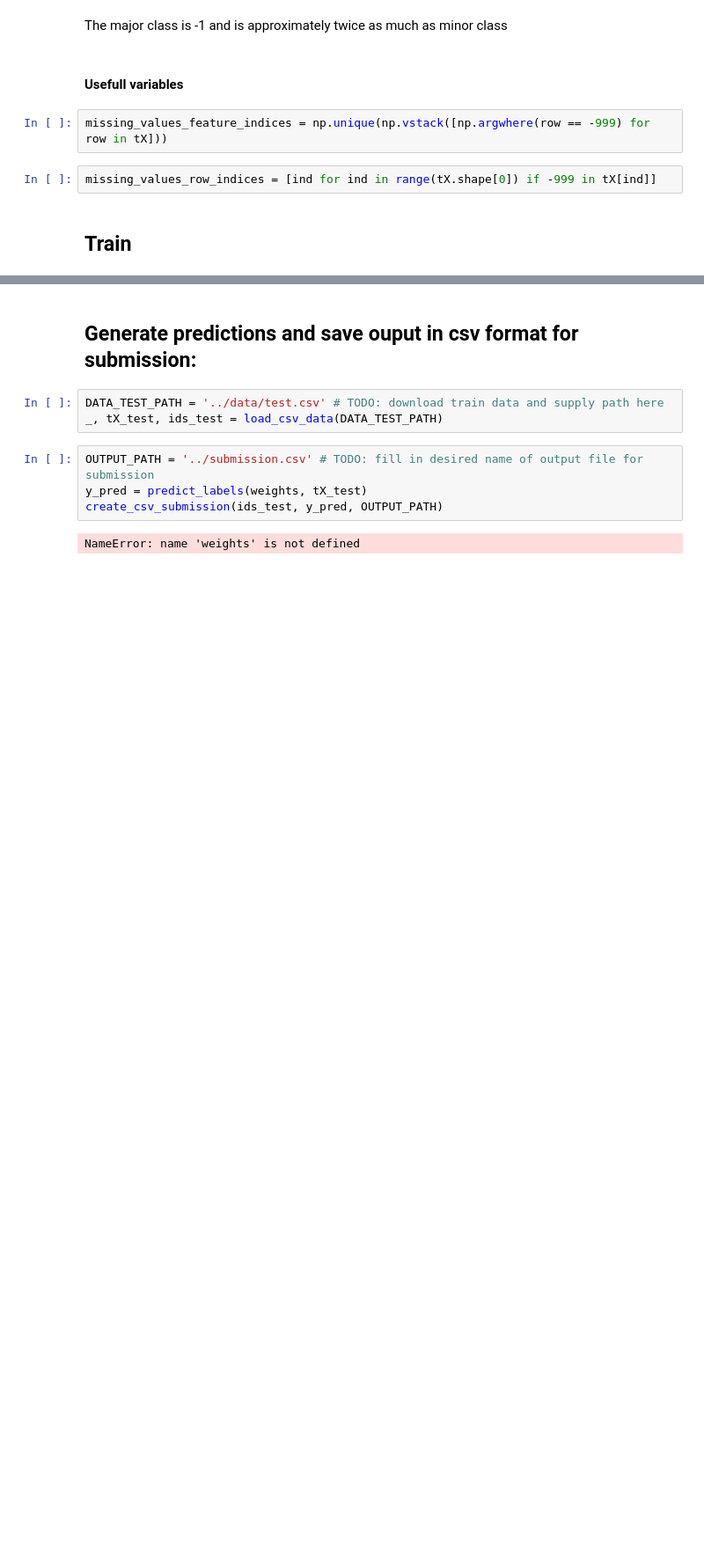
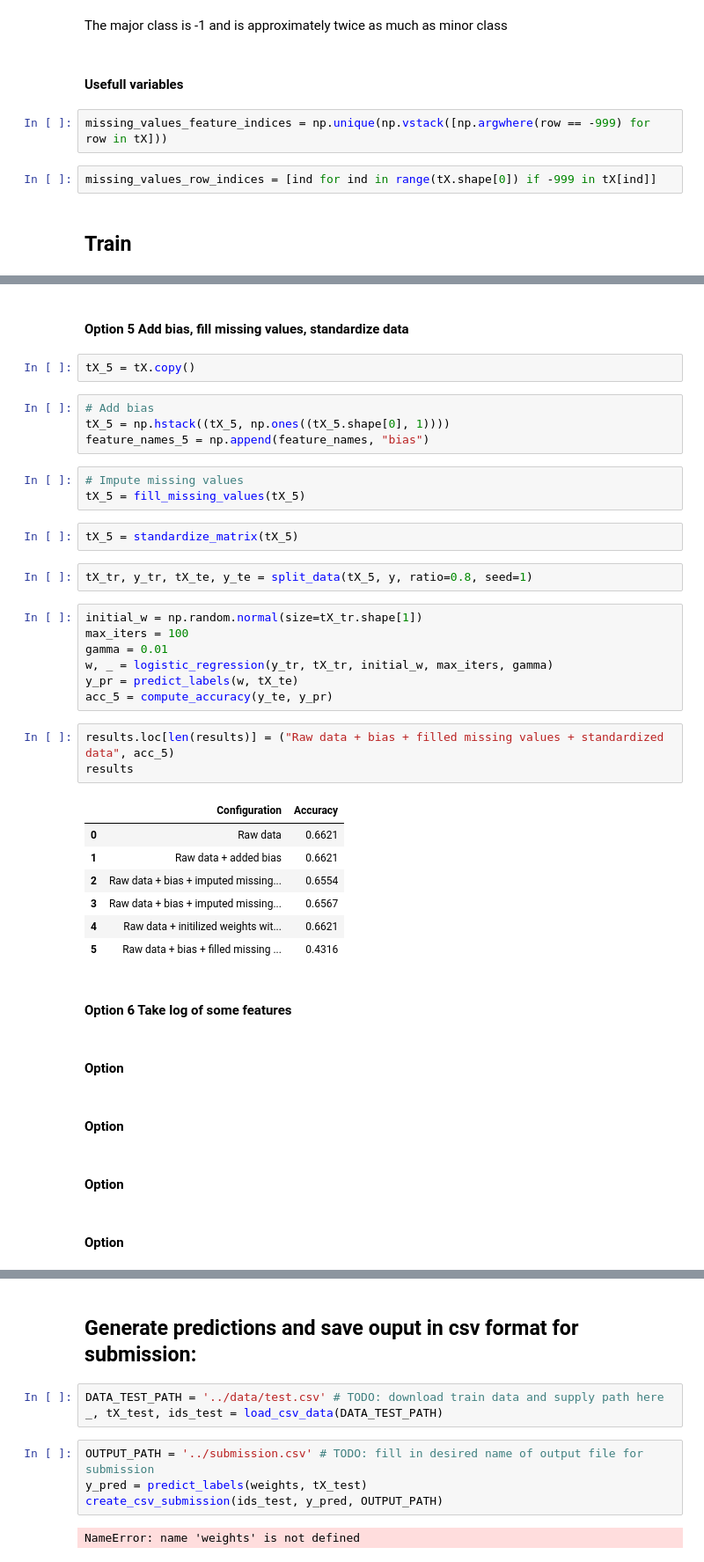
Before and after one commit to oganesManasian/EPFL-Machine-Learning-Higgs-2019, a Jupyter notebook: scripts/project1.ipynb, the cells around one changed output, grey strips where cells are left out. Shown: that part at 88% size. Drawn from its saved outputs; the diff is of its cells as text; blank space fills up the shorter version.

```diff
--- a/scripts/project1.ipynb
+++ b/scripts/project1.ipynb
@@ -245,0 +356,43 @@ print(compute_accuracy(y_te, y_pr))
+# %% [markdown]
+#### Option 5 Add bias, fill missing values, standardize data
+# %%
+tX_5 = tX.copy()
+# %%
+# Add bias
+tX_5 = np.hstack((tX_5, np.ones((tX_5.shape[0], 1))))
+feature_names_5 = np.append(feature_names, "bias")
+# %%
+# Impute missing values
+tX_5 = fill_missing_values(tX_5)
+# %%
+tX_5 = standardize_matrix(tX_5)
+# %%
+tX_tr, y_tr, tX_te, y_te = split_data(tX_5, y, ratio=0.8, seed=1)
+# %%
+initial_w = np.random.normal(size=tX_tr.shape[1])
+max_iters = 100
+gamma = 0.01
+w, _ = logistic_regression(y_tr, tX_tr, initial_w, max_iters, gamma)
+y_pr = predict_labels(w, tX_te)
+acc_5 = compute_accuracy(y_te, y_pr)
+# %%
+results.loc[len(results)] = ("Raw data + bias + filled missing values + standardized data", acc_5)
+results
+# %% [output]
+|  | Configuration | Accuracy |
+| 0 | Raw data | 0.6621 |
+| 1 | Raw data + added bias | 0.6621 |
+| 2 | Raw data + bias + imputed missing... | 0.6554 |
+| 3 | Raw data + bias + imputed missing... | 0.6567 |
+| 4 | Raw data + initilized weights wit... | 0.6621 |
+| 5 | Raw data + bias + filled missing ... | 0.4316 |
+# %% [markdown]
+#### Option 6 Take log of some features
+# %% [markdown]
+#### Option
+# %% [markdown]
+#### Option
+# %% [markdown]
+#### Option
+# %% [markdown]
+#### Option
```
Also changed, not shown: parts of 68 cells of this notebook, 2 other files.
